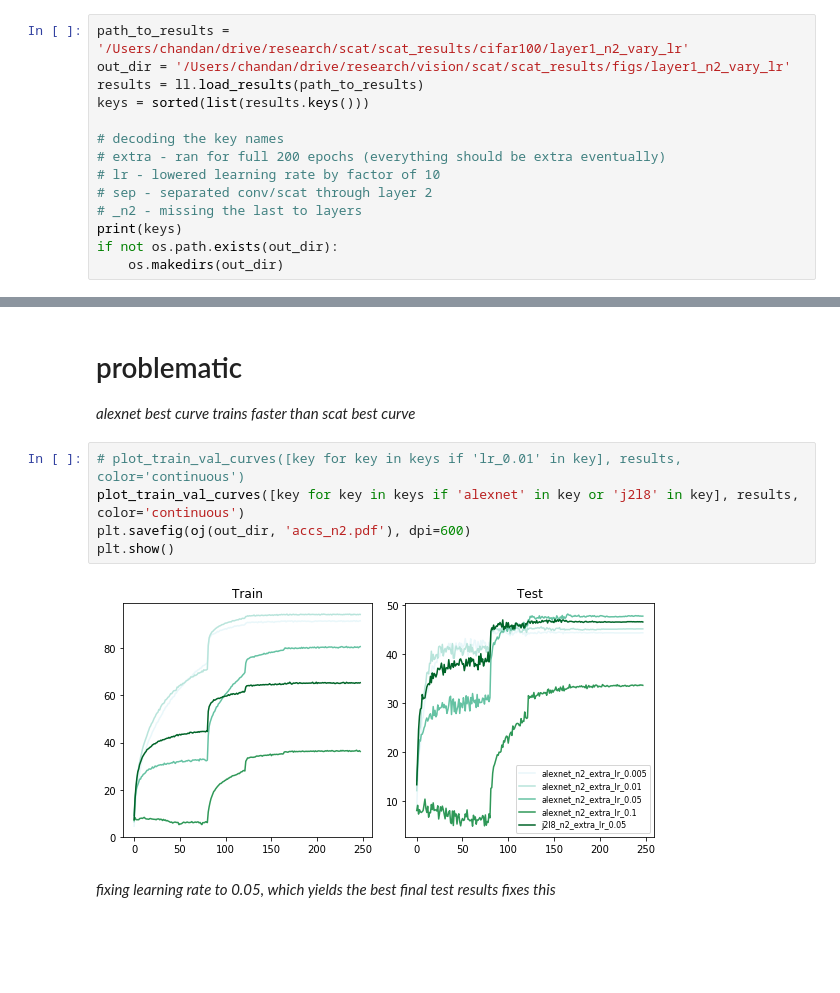
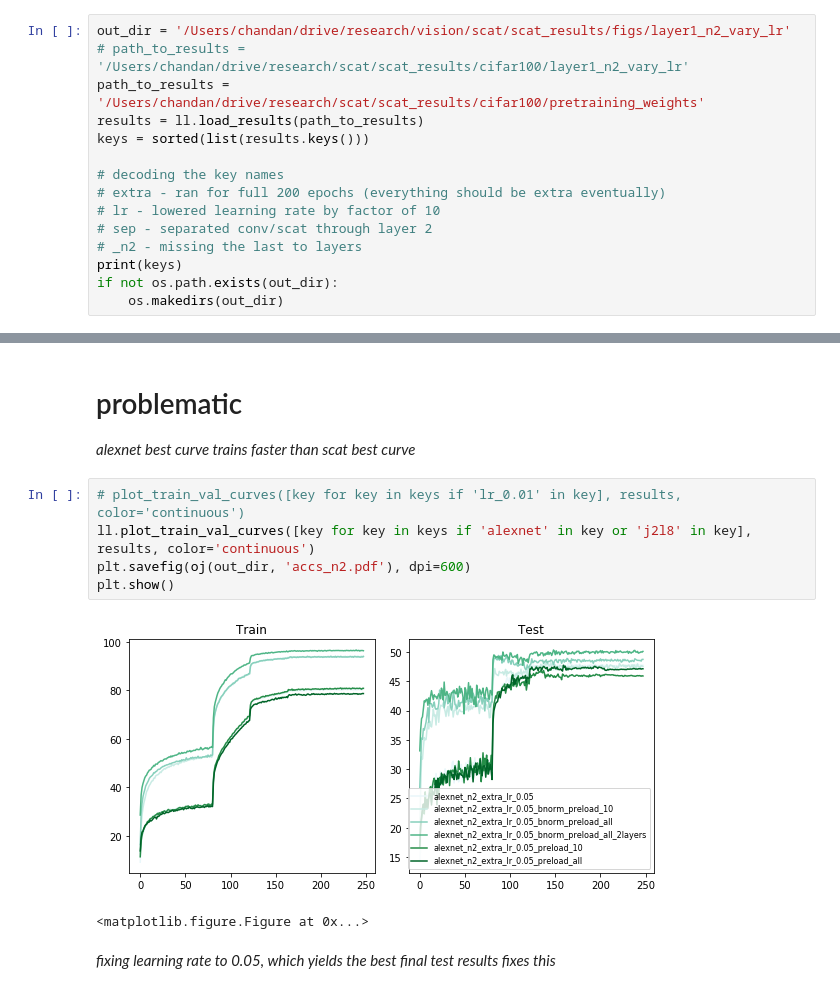
Before and after one commit to csinva/scattering-transform-experiments, a Jupyter notebook: visualize/summarize_logs.ipynb, the cells around one changed output, grey strips where cells are left out. Cells and saved outputs as stored; diff of their text form; blank space fills up the shorter version.

```diff
--- a/visualize/summarize_logs.ipynb
+++ b/visualize/summarize_logs.ipynb
@@ -19,8 +19,9 @@ import logs_load_viz as ll
 # %% [markdown]
 # load in data from logs
 # %%
-path_to_results = '/Users/chandan/drive/research/scat/scat_results/cifar100/layer1_n2_vary_lr'
 out_dir = '/Users/chandan/drive/research/vision/scat/scat_results/figs/layer1_n2_vary_lr'
+# path_to_results = '/Users/chandan/drive/research/scat/scat_results/cifar100/layer1_n2_vary_lr'
+path_to_results = '/Users/chandan/drive/research/scat/scat_results/cifar100/pretraining_weights'
 results = ll.load_results(path_to_results)
 keys = sorted(list(results.keys()))
 
@@ -77,11 +78,12 @@ for model in ['alexnet', 'j2l2', 'j2l3', 'j2l4', 'j2l8']:
 *alexnet best curve trains faster than scat best curve*
 # %%
 # plot_train_val_curves([key for key in keys if 'lr_0.01' in key], results, color='continuous')
-plot_train_val_curves([key for key in keys if 'alexnet' in key or 'j2l8' in key], results, color='continuous')
+ll.plot_train_val_curves([key for key in keys if 'alexnet' in key or 'j2l8' in key], results, color='continuous')
 plt.savefig(oj(out_dir, 'accs_n2.pdf'), dpi=600)
 plt.show()
 # %% [output]
-[figure, old version]
+[figure, new version]
+<matplotlib.figure.Figure at 0x...>
 # %% [markdown]
 *fixing learning rate to 0.05, which yields the best final test results fixes this*
 # %%
```
Also changed, not shown: parts of 7 cells of this notebook, 38 other files.
